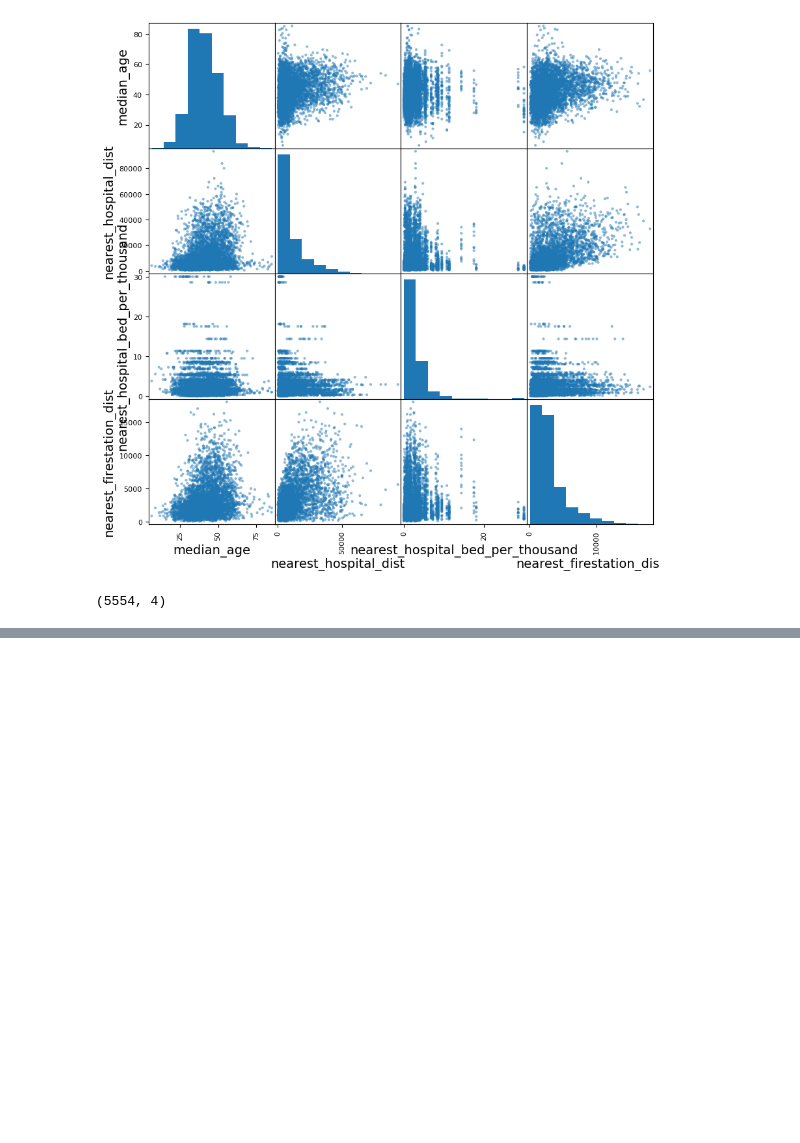
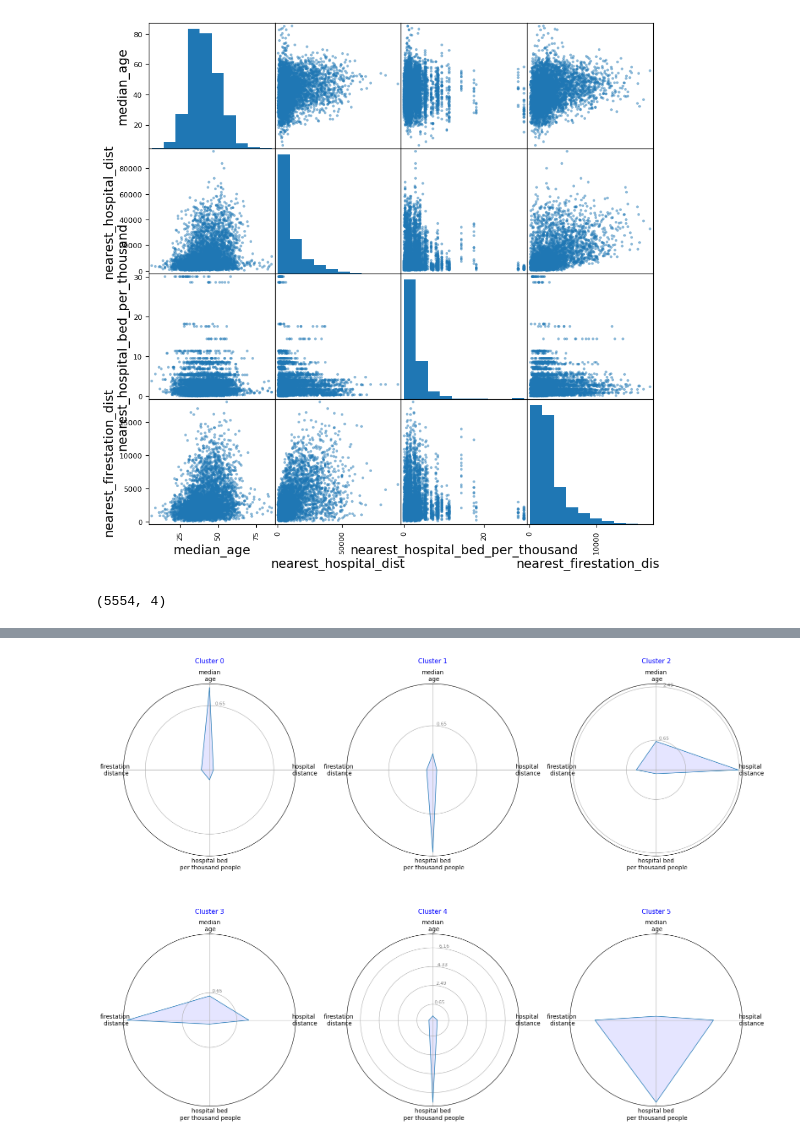
Before and after one commit to stevez02/ml4va_project, a Jupyter notebook: code/clustering.ipynb, the cells around one changed output, grey strips where cells are left out. Saved outputs shown, nothing was run; the diff lists cells and outputs as text; code cells hidden in the pictures; blank space fills up the shorter version.

```diff
--- a/code/clustering.ipynb
+++ b/code/clustering.ipynb
@@ -117,0 +134,61 @@ df_clustered.to_csv("../data/blocks_clustered.csv")
+# %%
+df_clustered.columns = ['cluster', 'median\n age', 'hospital\n distance', 'hospital bed\n per thousand people', 'firestation\n distance']
+# %%
+import matplotlib.pyplot as plt
+
+# Function to create a radar chart for a given cluster
+def create_radar_chart(df_clustered, cluster_number, axes, feature_ranges, ytick_styles):
+    # Filter the data for the cluster
+    cluster_data = df_clustered[df_clustered['cluster'] == cluster_number].drop('cluster', axis=1)
+
+    # Calculate the mean values for the cluster
+    avg_values = cluster_data.mean().tolist()
+    avg_values += avg_values[:1]  # Complete the loop for the radar chart
+
+    # Number of variables we're plotting
+    num_vars = len(cluster_data.columns)
+    angles = np.linspace(0, 2 * np.pi, num_vars, endpoint=False).tolist()
+    angles += angles[:1]
+
+    # Plot
+    ax = axes.flatten()[cluster_number]
+    ax.set_theta_offset(np.pi / 2)
+    ax.set_theta_direction(-1)
+
+    # Draw one axe per variable and add labels
+    plt.sca(ax)  # Set the current axis to ax
+    plt.xticks(angles[:-1], cluster_data.columns, color='black', size=10)
+
+    # Draw ylabels for each feature
+    for i, angle in enumerate(angles[:-1]):
+        ax.set_rgrids(feature_ranges[i], angle=angle, labels=[str(round(val, 2)) for val in feature_ranges[i]], **ytick_styles)
+
+    ax.plot(angles, avg_values, linewidth=1, linestyle='solid')
+    ax.fill(angles, avg_values, 'b', alpha=0.1)
+
+    ax.set_title('Cluster ' + str(cluster_number), size=11, color='blue', y=1.1)
+
+# Determine the range of values for each feature
+feature_ranges = [np.linspace(df_clustered[feature].min(), df_clustered[feature].max(), num=5)
+                  for feature in df_clustered.columns if feature != 'cluster']
+
+# Customize y-tick styles here (e.g., font size, color)
+ytick_styles = {
+    "fontsize": 8,
+    "color": "grey",
+}
+
+# Set the number of clusters
+num_clusters = df_clustered['cluster'].nunique()  # Adjust this according to your K-means clustering
+
+# Create subplot axes in a 4x2 grid
+fig, axes = plt.subplots(figsize=(16, 12), nrows=2, ncols=3, subplot_kw=dict(polar=True))
+
+# Plot a radar chart for each cluster
+for i in range(num_clusters):
+    create_radar_chart(df_clustered, i, axes, feature_ranges, ytick_styles)
+
+plt.tight_layout()
+plt.show()
+# %% [output]
+[figure, added]
```
Also changed, not shown: parts of 3 cells of this notebook, 1 other file.
